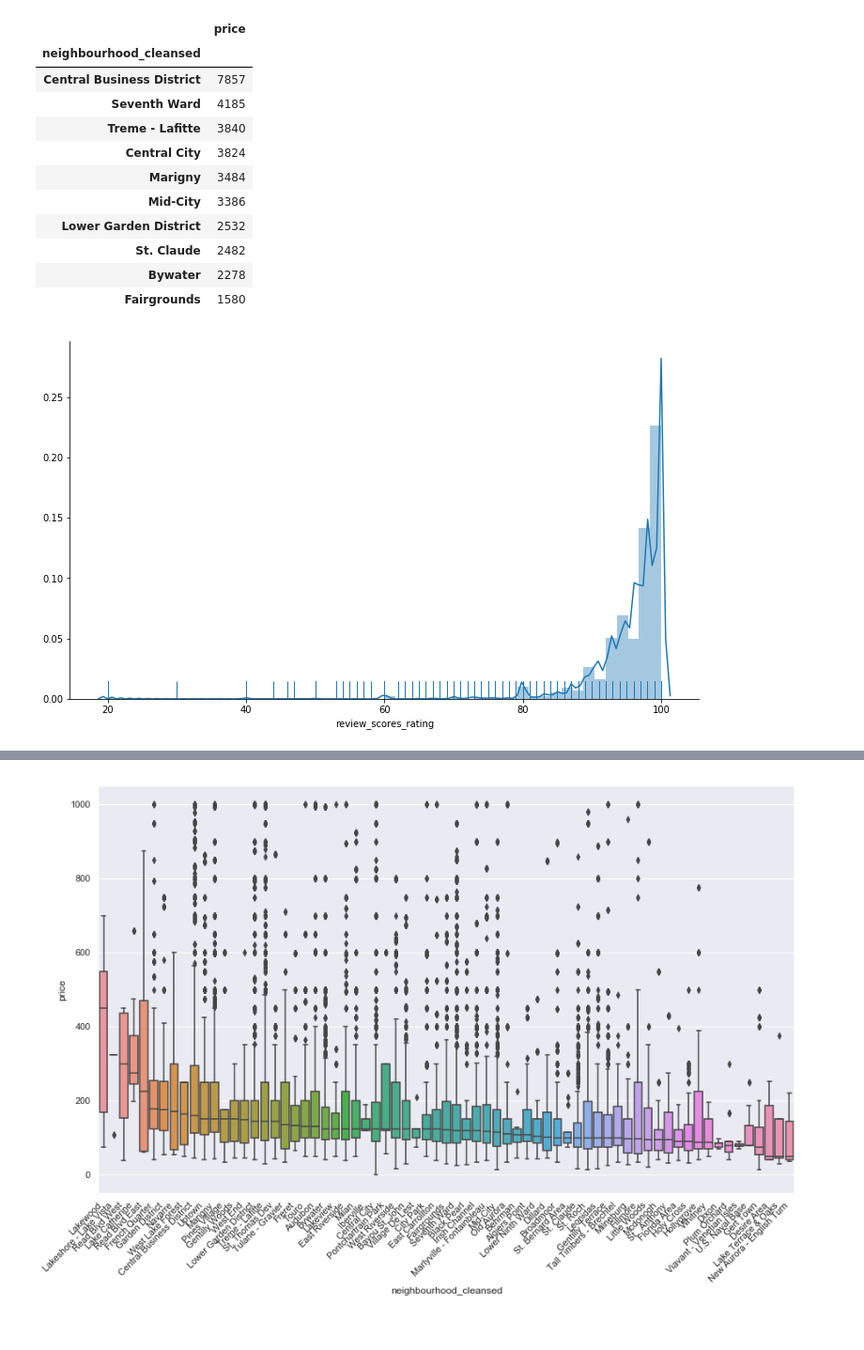
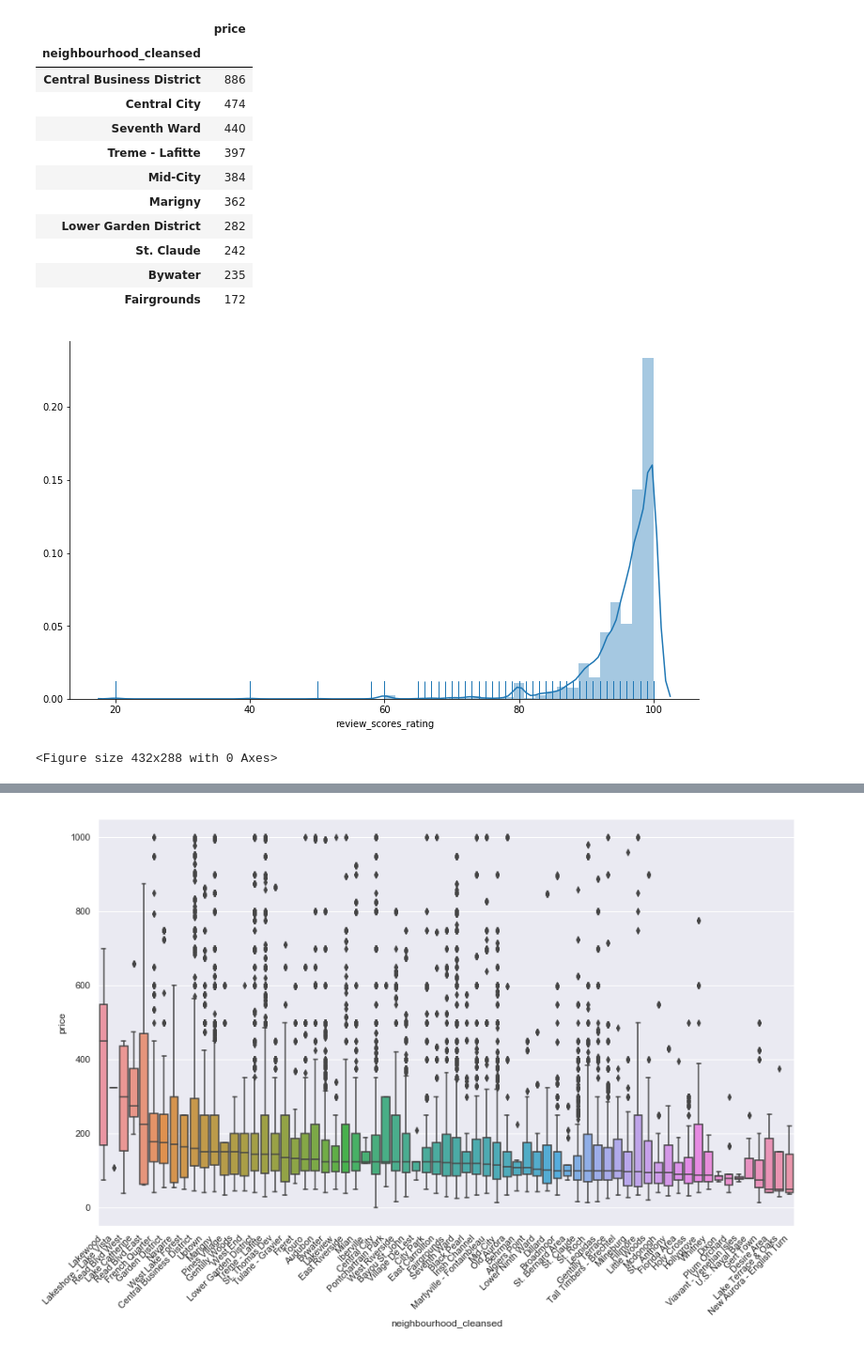
Before and after one commit to LoriHarris/Airbnb_ML, a Jupyter notebook: airbnb_listings.ipynb, the cells around one changed output, grey strips where cells are left out. Shown at 94% size. Cells and saved outputs as stored; diff of their text form; code cells hidden in the pictures.

```diff
--- a/airbnb_listings.ipynb
+++ b/airbnb_listings.ipynb
@@ -179,9 +199,0 @@ apr.head()
-# %%
-# Read the Mar csv file into a pandas DataFrame - Recent data (March 2019)
-mar = pd.read_csv('../Resources/listings.csv')
-mar['last_scraped'] = pd.to_datetime (mar['last_scraped'])
-# mar['month'] = mar['last_scraped'].dt.month
-# mar = mar[['price', 'review_scores_rating', 'month']]
-mar = mar[['price', 'last_scraped', 'neighbourhood_cleansed', 'review_scores_rating']]
-mar = mar.dropna(axis=0, how="any")
-mar.head()
@@ -220,0 +205,4 @@ dtype: object
+# %%
+# If reading in only mar data, set as 'lst'
+lst = mar
+lst.head()
@@ -262,28 +258,29 @@ Text(0, 0.5, 'date')
 # %%
+# Neighborhood listing count
 lst.groupby(by='neighbourhood_cleansed').count()[['price']].sort_values(by='price', ascending=False).head(10)
 # %% [output]
 |  | price |
 | neighbourhood_cleansed |  |
-| Central Business District | 7857 |
-| Seventh Ward | 4185 |
-| Treme - Lafitte | 3840 |
-| Central City | 3824 |
-| Marigny | 3484 |
-| Mid-City | 3386 |
-| Lower Garden District | 2532 |
-| St. Claude | 2482 |
-| Bywater | 2278 |
-| Fairgrounds | 1580 |
+| Central Business District | 886 |
+| Central City | 474 |
+| Seventh Ward | 440 |
+| Treme - Lafitte | 397 |
+| Mid-City | 384 |
+| Marigny | 362 |
+| Lower Garden District | 282 |
+| St. Claude | 242 |
+| Bywater | 235 |
+| Fairgrounds | 172 |
 # %%
-# Seaborn
-import seaborn as sns
-
+# Review score distribution graph
 plt.figure(figsize=(12,7))
-sns.distplot(lst.review_scores_rating, rug=True)
+sns.distplot(lst.review_scores_rating.dropna(), rug=True)
 sns.despine()
 plt.show()
+plt.savefig('review_scores_seaborndist.png')
 # %% [output]
-[figure, old version]
+[figure, new version]
+<Figure size 432x288 with 0 Axes>
 # %%
 lst.review_scores_rating.describe()
 # %% [output]
```
Also changed, not shown: parts of 58 cells of this notebook, 10 other files.
